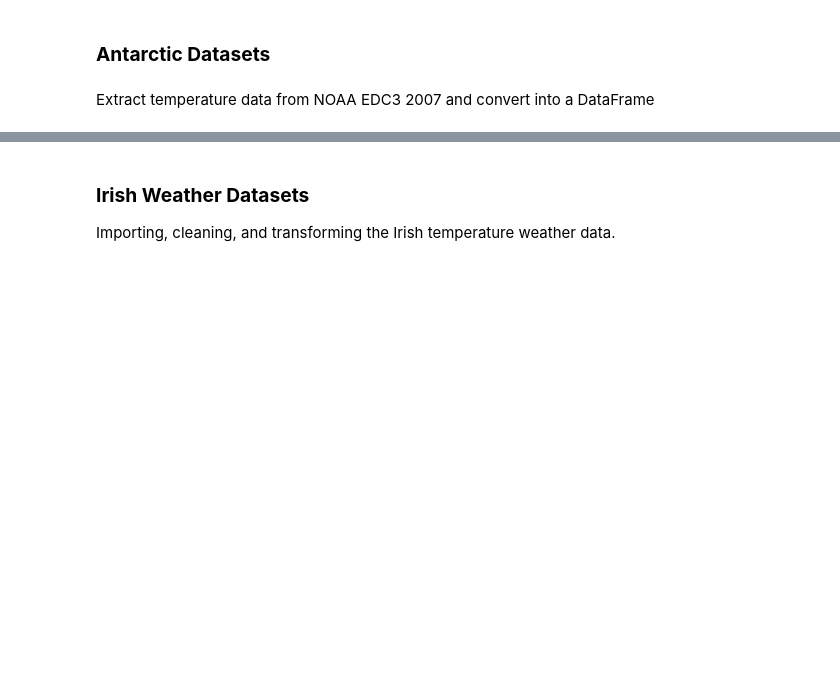
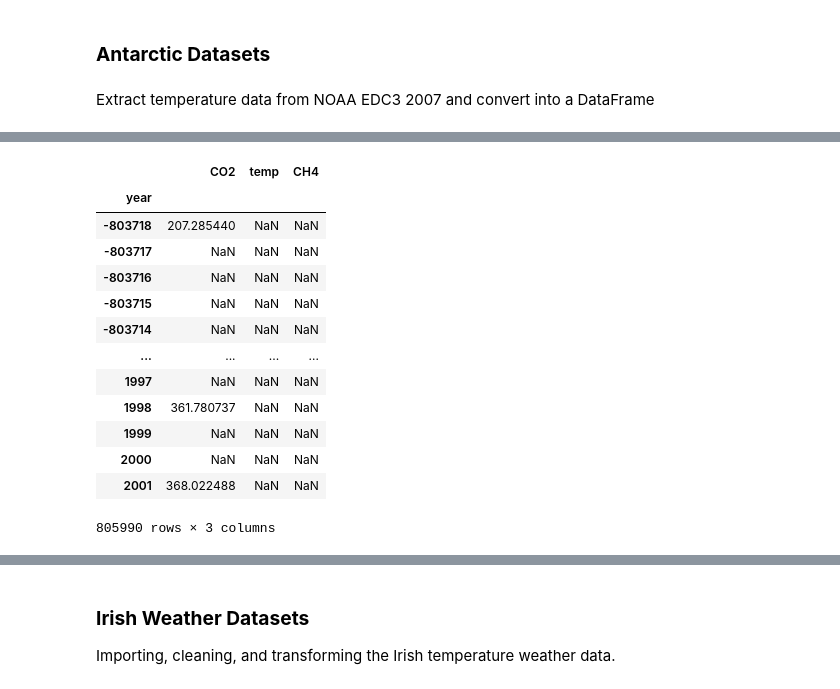
Before and after one commit to damienfarrell/prog-data-project-2, a Jupyter notebook: project_2.ipynb, the cells around one changed output, grey strips where cells are left out. Saved outputs shown, nothing was run; the diff lists cells and outputs as text; code cells hidden in the pictures; blank space fills up the shorter version.

```diff
--- a/project_2.ipynb
+++ b/project_2.ipynb
@@ -114,0 +192,17 @@ antarctic_temp_df.rename(columns={"Temperature": "temp"}, inplace=True)
+# %%
+antarctic_df
+# %% [output]
+|  | CO2 | temp | CH4 |
+| year |  |  |  |
+| -803718 | 207.285440 | NaN | NaN |
+| -803717 | NaN | NaN | NaN |
+| -803716 | NaN | NaN | NaN |
+| -803715 | NaN | NaN | NaN |
+| -803714 | NaN | NaN | NaN |
+| ... | ... | ... | ... |
+| 1997 | NaN | NaN | NaN |
+| 1998 | 361.780737 | NaN | NaN |
+| 1999 | NaN | NaN | NaN |
+| 2000 | NaN | NaN | NaN |
+| 2001 | 368.022488 | NaN | NaN |
+805990 rows × 3 columns
```
Also changed, not shown: parts of 28 cells of this notebook.
